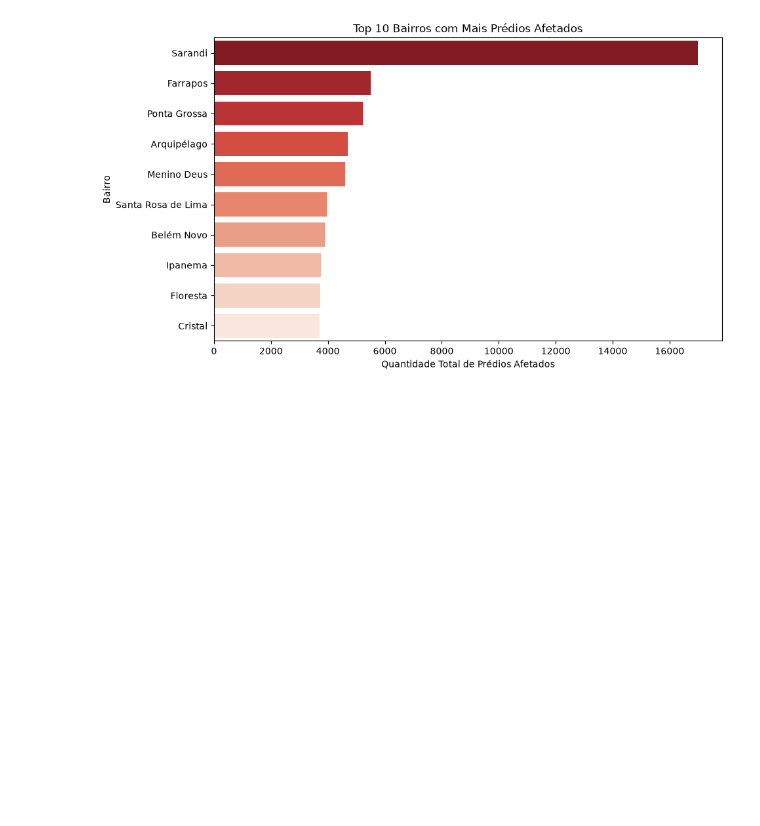
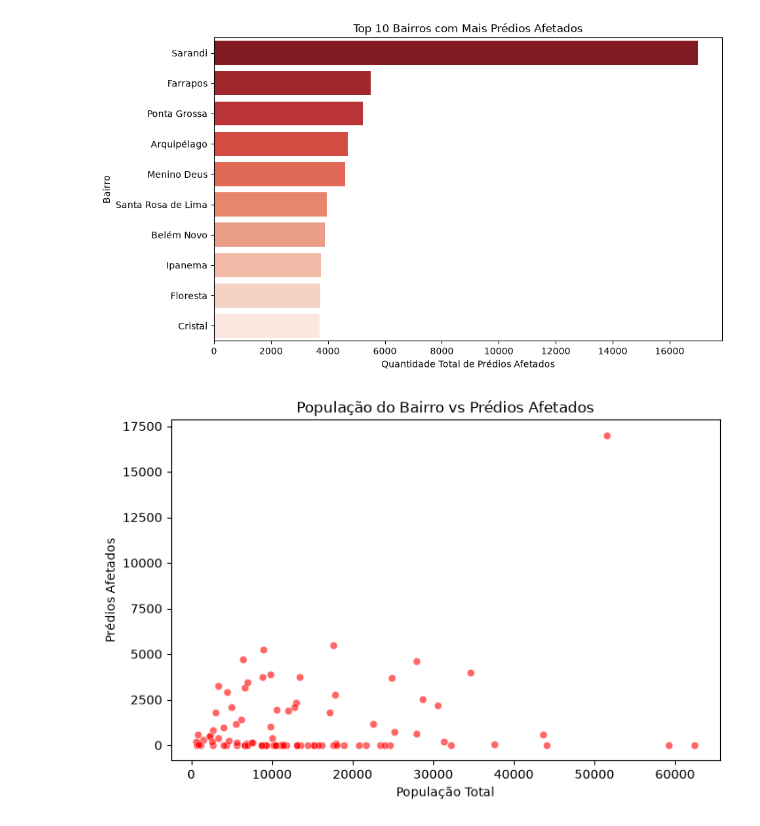
Before and after one commit to Giordano-Fraga/projeto-extensionista-cpa, a Jupyter notebook: notebooks/graphs_EDA_INCT.ipynb, the cells around one changed output. Cells and saved outputs as stored; diff of their text form; code cells hidden in the pictures; blank space fills up the shorter version.

Commit message:
feat: Grafico de Dispersão Pop x Predios Afetados

```diff
--- a/notebooks/graphs_EDA_INCT.ipynb
+++ b/notebooks/graphs_EDA_INCT.ipynb
@@ -24,3 +24,14 @@ Passing `palette` without assigning `hue` is deprecated and will be removed in v
 
   sns.barplot(x=top_10.values, y=top_10.index, palette='Reds_r')
 [figure]
+# %%
+plt.figure(figsize=(8, 5))
+
+sns.scatterplot(x=df['population'], y=serie_afetados, alpha=0.6, color='red')
+
+plt.title("População do Bairro vs Prédios Afetados")
+plt.xlabel("População Total")
+plt.ylabel("Prédios Afetados")
+plt.show()
+# %% [output]
+[figure, added]
```
